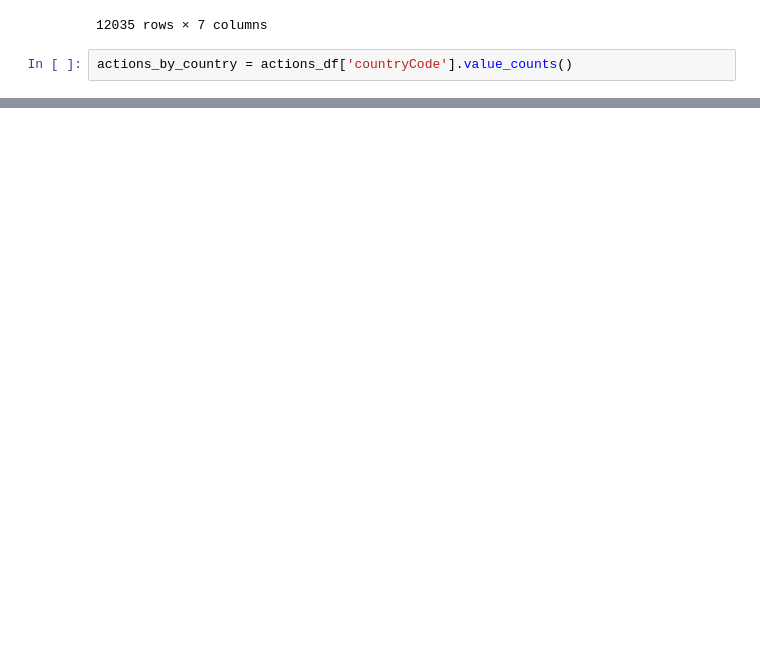
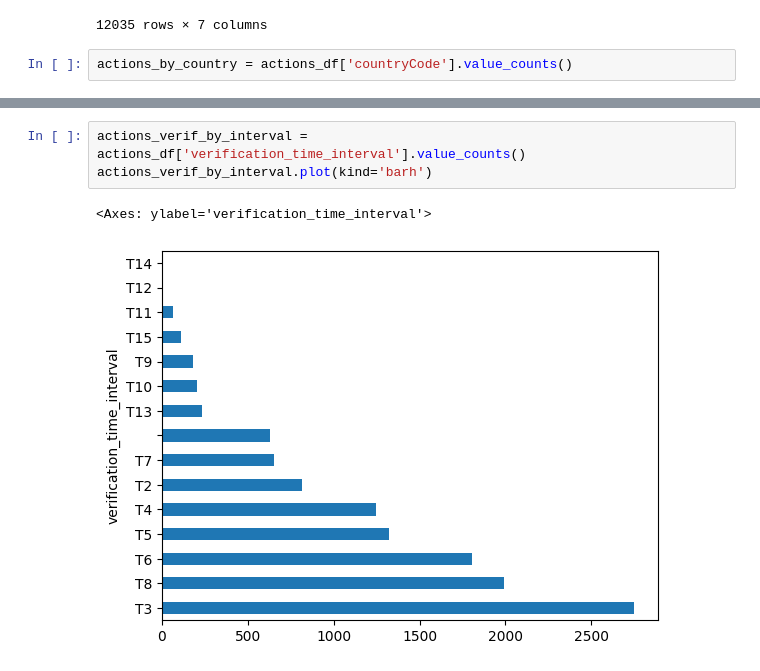
Before and after one commit to alinoz77/RecyclingSocialNetwork, a Jupyter notebook: ActionsStats.ipynb, the cells around one changed output, grey strips where cells are left out. Saved outputs shown, nothing was run; the diff lists cells and outputs as text; blank space fills up the shorter version.

```diff
--- a/ActionsStats.ipynb
+++ b/ActionsStats.ipynb
@@ -29,0 +36,6 @@ actions_by_country[actions_by_country > 100].plot(kind='barh')
+# %%
+actions_verif_by_interval = actions_df['verification_time_interval'].value_counts()
+actions_verif_by_interval.plot(kind='barh')
+# %% [output]
+<Axes: ylabel='verification_time_interval'>
+[figure, added]
```
Also changed, not shown: parts of 3 cells of this notebook, 3 other files.
